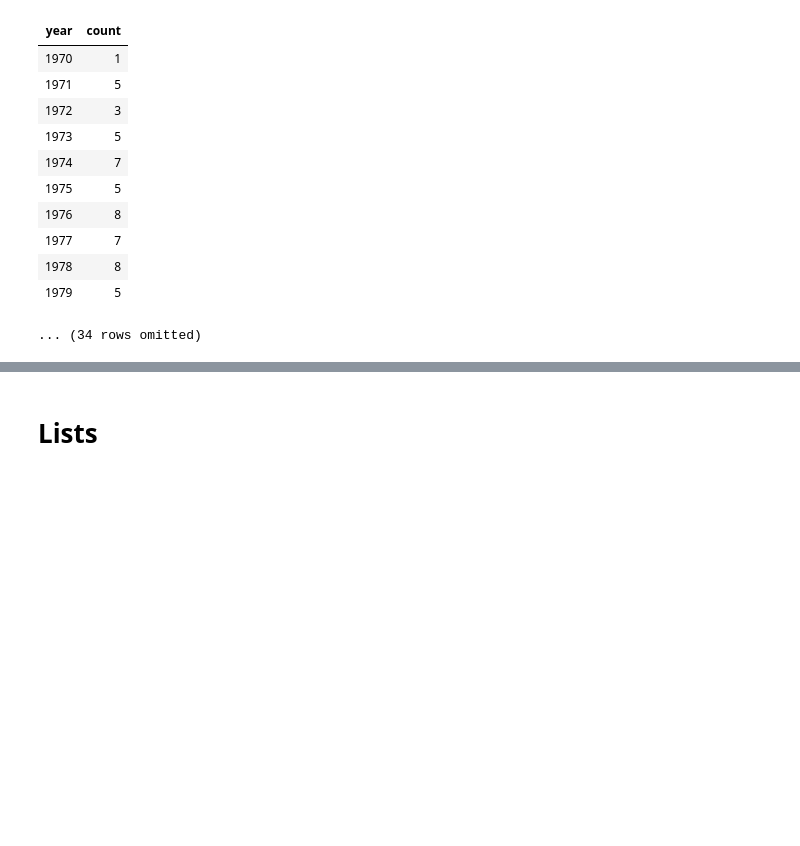
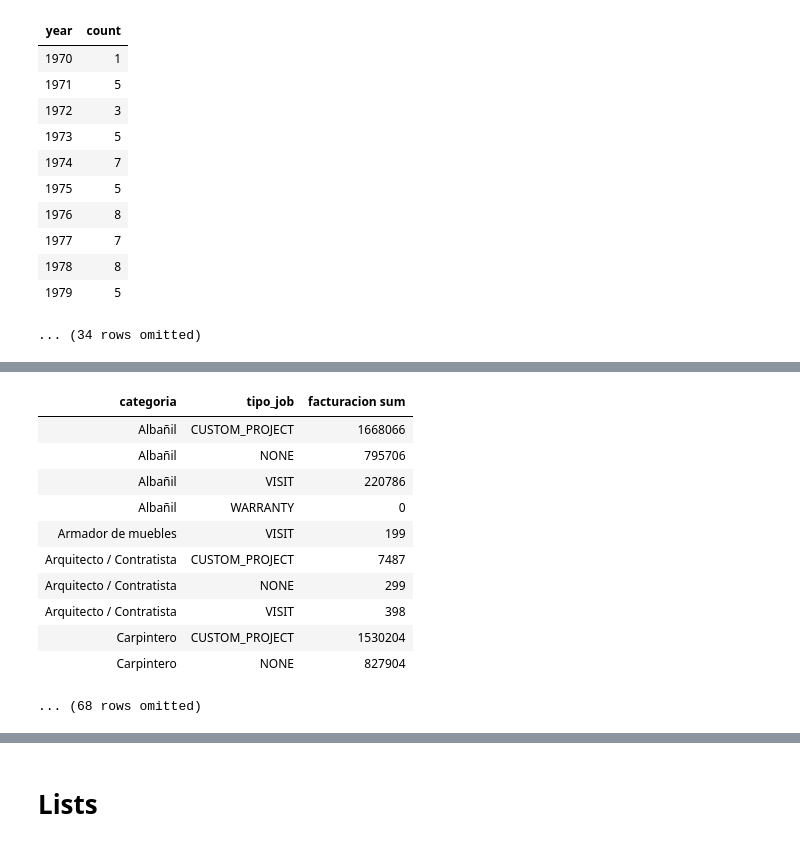
Before and after one commit to caramirezal/programming, a Jupyter notebook: python/arrays.ipynb, the cells around one changed output, grey strips where cells are left out. Drawn from its saved outputs; the diff is of its cells as text; code cells hidden in the pictures; blank space fills up the shorter version.

```diff
--- a/python/arrays.ipynb
+++ b/python/arrays.ipynb
@@ -280,0 +326,16 @@ movies.group("year")
+# %%
+## aggregations
+rev_slice.group(['categoria','tipo_job'],sum)
+# %% [output]
+| categoria | tipo_job | facturacion sum |
+| Albañil | CUSTOM_PROJECT | 1668066 |
+| Albañil | NONE | 795706 |
+| Albañil | VISIT | 220786 |
+| Albañil | WARRANTY | 0 |
+| Armador de muebles | VISIT | 199 |
+| Arquitecto / Contratista | CUSTOM_PROJECT | 7487 |
+| Arquitecto / Contratista | NONE | 299 |
+| Arquitecto / Contratista | VISIT | 398 |
+| Carpintero | CUSTOM_PROJECT | 1530204 |
+| Carpintero | NONE | 827904 |
+... (68 rows omitted)
```
Also changed, not shown: parts of 6 cells of this notebook.
